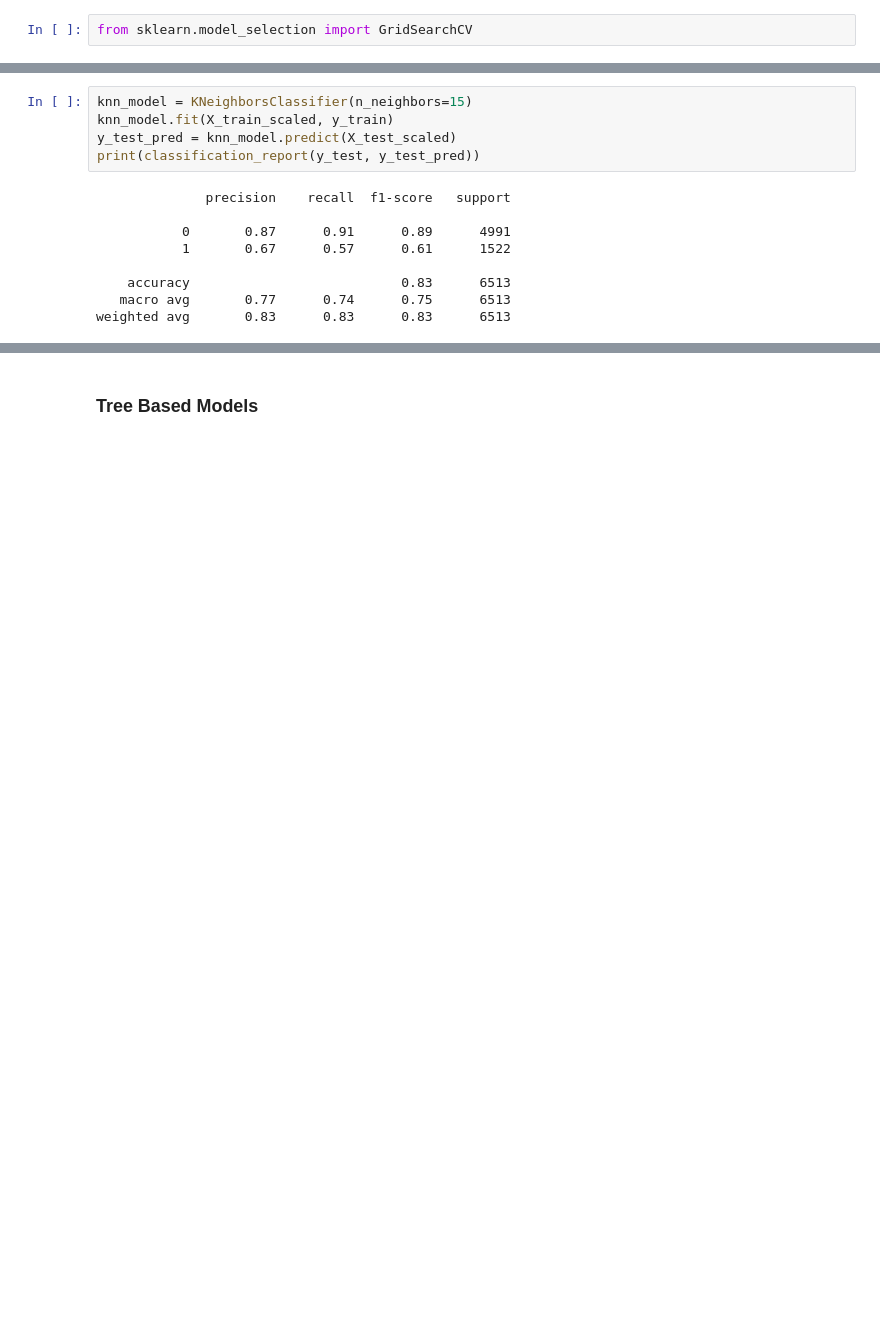
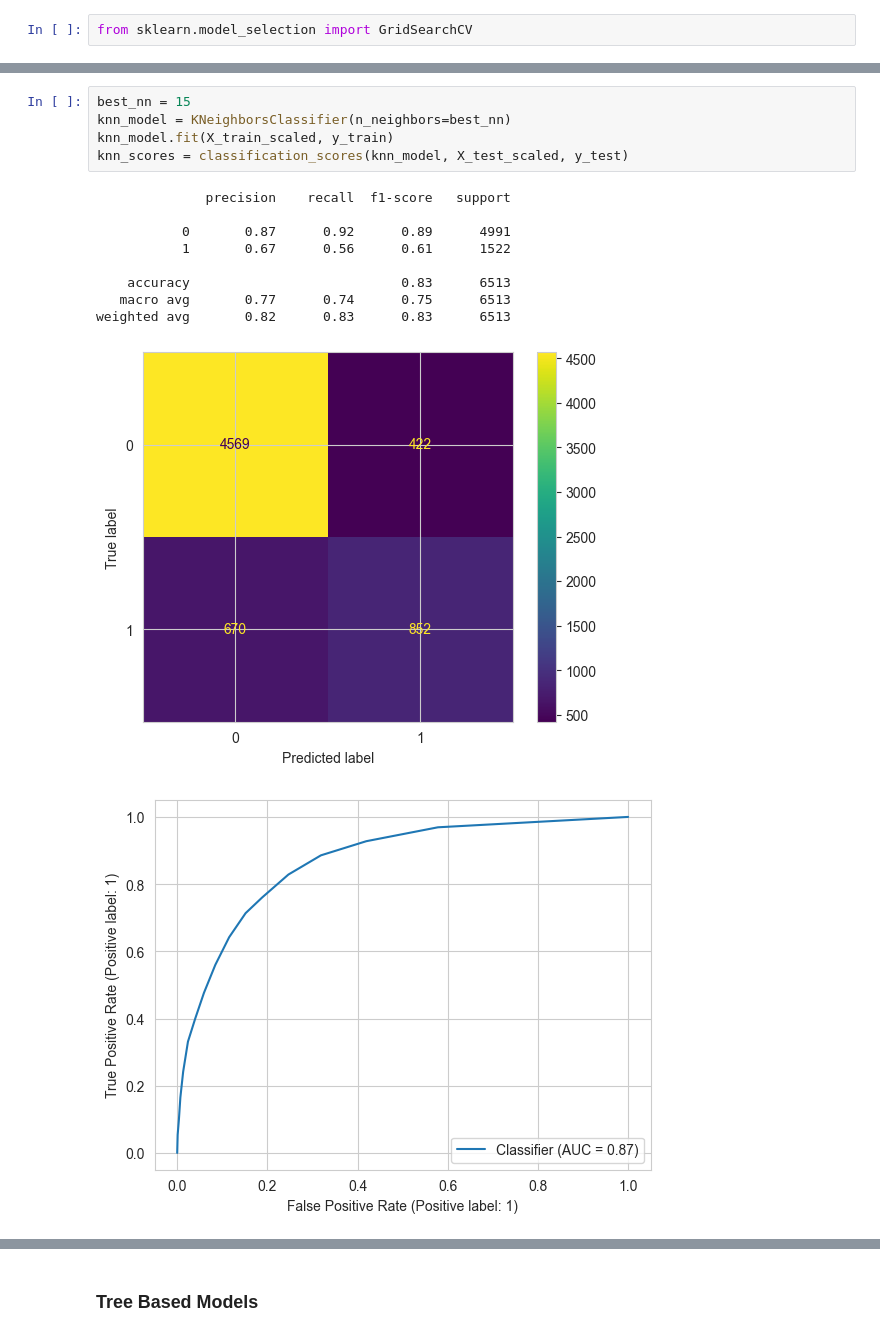
Before and after one commit to OmerSav/AdultCensusIncomeClassification, a Jupyter notebook: notebooks/0.2-os-train-models.ipynb, the cells around one changed output, grey strips where cells are left out. Cells and saved outputs as stored; diff of their text form; blank space fills up the shorter version.

```diff
--- a/notebooks/0.2-os-train-models.ipynb
+++ b/notebooks/0.2-os-train-models.ipynb
@@ -168,14 +175,16 @@ plt.show()
 # %%
-knn_model = KNeighborsClassifier(n_neighbors=15)
+best_nn = 15
+knn_model = KNeighborsClassifier(n_neighbors=best_nn)
 knn_model.fit(X_train_scaled, y_train)
-y_test_pred = knn_model.predict(X_test_scaled)
-print(classification_report(y_test, y_test_pred))
+knn_scores = classification_scores(knn_model, X_test_scaled, y_test)
 # %% [output]
               precision    recall  f1-score   support
 
-           0       0.87      0.91      0.89      4991
-           1       0.67      0.57      0.61      1522
+           0       0.87      0.92      0.89      4991
+           1       0.67      0.56      0.61      1522
 
     accuracy                           0.83      6513
    macro avg       0.77      0.74      0.75      6513
-weighted avg       0.83      0.83      0.83      6513
+weighted avg       0.82      0.83      0.83      6513
+[figure, added]
+[figure, added]
```
Also changed, not shown: parts of 84 cells of this notebook, 1 other file.
